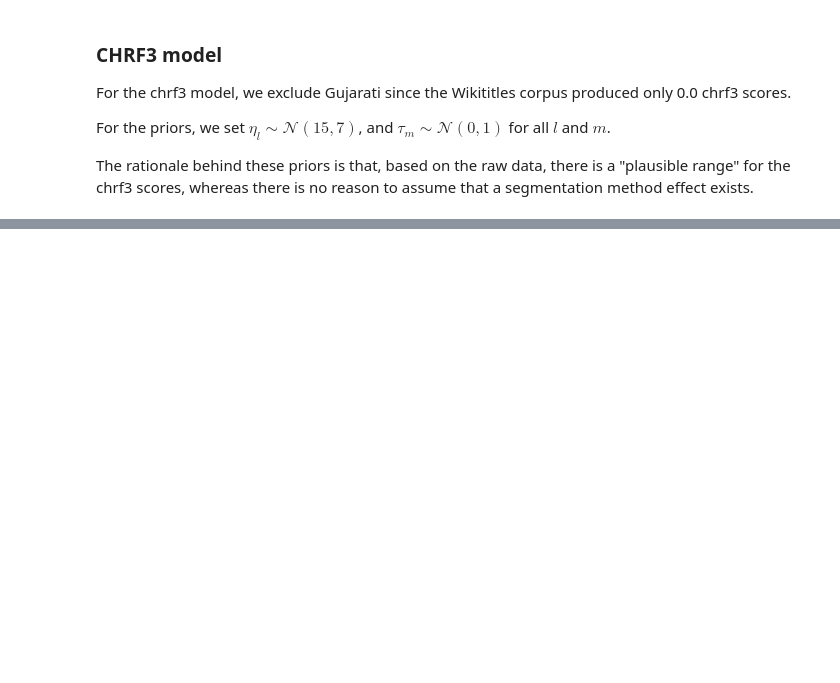
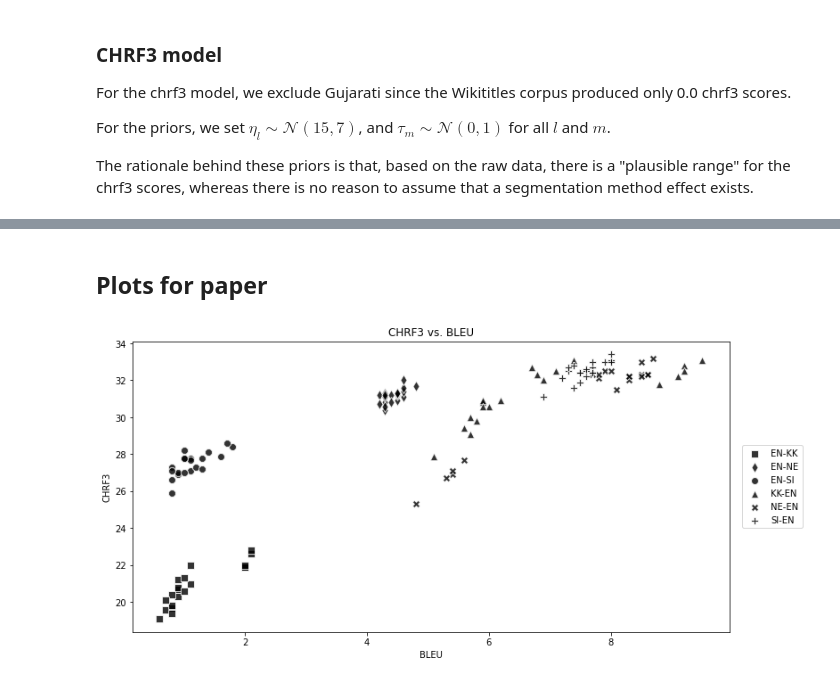
Before and after one commit to j0ma/flores, a Jupyter notebook: combined-results-analysis.ipynb, the cells around one changed output, grey strips where cells are left out. Cells and saved outputs as stored; diff of their text form; code cells hidden in the pictures; blank space fills up the shorter version.

```diff
--- a/combined-results-analysis.ipynb
+++ b/combined-results-analysis.ipynb
@@ -551,0 +445,28 @@ median_chrf3_df
+# %% [markdown]
+## Plots for paper
+# %%
+for_paper = combined_results.copy()
+# %%
+for_paper.columns = ['Language pair', 'Segmentation method', 'Seed', 'BLEU', 'CHRF3']
+for_paper['Language pair'] = for_paper['Language pair'].str.upper()
+# %%
+from itertools import cycle
+plt.figure(figsize=(12, 6))
+ax = plt.gca()
+ax.patch.set_facecolor('#FFFFFF')
+lang_pairs = for_paper.groupby('Language pair')
+markers = ['s', 'd', '8', '^', 'X', 'P', 'p', 'o']
+legend_labels = []
+for (name, lang_pair), marker in zip(lang_pairs, cycle(markers)):
+    ax.scatter(lang_pair.BLEU, lang_pair.CHRF3,
+               marker=marker, color='k', alpha=.8,
+               s=70, edgecolor='white')
+    legend_labels.append(name)
+ax.set_xlabel('BLEU')
+ax.set_ylabel('CHRF3')
+ax.legend(labels=legend_labels, loc='center right',
+          ncol=1, bbox_to_anchor=(1.13,  .5))
+ax.set_title('CHRF3 vs. BLEU')
+plt.show()
+# %% [output]
+[figure, added]
```
Also changed, not shown: parts of 74 cells of this notebook, 2 other files.
